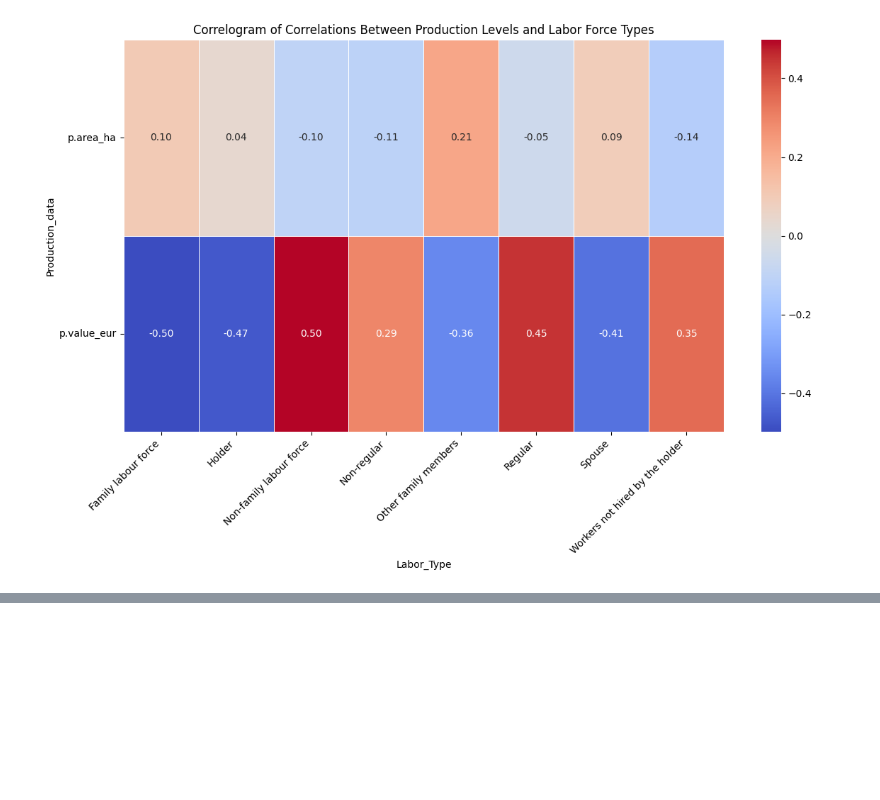
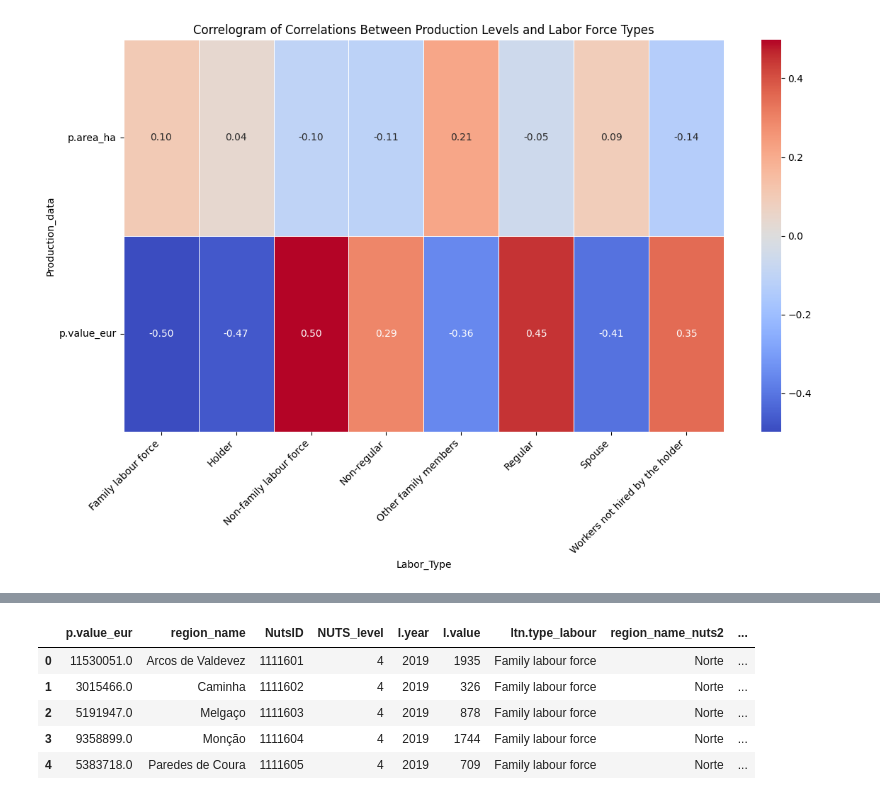
Before and after one commit to domwelsh/avcad_final, a Jupyter notebook: Codes/Labour_production.ipynb, the cells around one changed output, grey strips where cells are left out. Saved outputs shown, nothing was run; the diff lists cells and outputs as text; code cells hidden in the pictures; blank space fills up the shorter version.

```diff
--- a/Codes/Labour_production.ipynb
+++ b/Codes/Labour_production.ipynb
@@ -479,13 +513,15 @@ from sklearn.metrics import r2_score
 
 
 # Definir las columnas de producción y tipos de fuerza laboral de interés
-prod_data = ['p.area_ha', 'p.value_eur']
+prod_data = ['p.value_eur','p.area_ha']
 tipos_labor = ['Family labour force', 'Holder', 'Spouse',
                'Other family members', 'Non-family labour force', 'Regular', 'Non-regular',
                'Workers not hired by the holder']
 
 # Lista para almacenar los resultados de regresión
 regression_results = []
+
+combined_dataframes = []  # List to store combined dataframes
 
 # Iterar sobre cada columna de producción y tipo de fuerza laboral
 for datos_prod in prod_data:
@@ -496,6 +532,8 @@ for datos_prod in prod_data:
 
         # Combinar los dataframes filtrados usando merge
         df_combinado = pd.merge(df_prod_filtrado, df_labor_filtrado, on='region_name', how='inner')
+        # Append combined dataframe to the list
+        combined_dataframes.append(df_combinado)
 
         # Asegurarse de que haya suficientes datos para realizar el análisis
         if len(df_combinado) > 1:
@@ -512,19 +550,8 @@ for datos_prod in prod_data:
                 'R²': r2
             })
 
-            # Crear el scatter plot con línea de regresión
-            plt.figure(figsize=(10, 6))
-            sns.regplot(x=datos_prod, y='percentage', data=df_combinado, ci=None, scatter_kws={'s':50}, line_kws={'color':'red'})
 
-            # Añadir R² al gráfico
-            plt.text(0.05, 0.95, f'R² = {r2:.2f}', transform=plt.gca().transAxes, fontsize=12, verticalalignment='top')
-
-            # Añadir títulos y etiquetas
-            plt.title(f'Regression: {datos_prod} vs {tipo_labor}')
-            plt.xlabel(f'Production Data: {datos_prod}')
-            plt.ylabel('Percentage')
-            plt.grid(False)
-            plt.show()
+df_combinado_total = pd.concat(combined_dataframes)
 
 # Crear un dataframe a partir de la lista de resultados de regresión
 df_regression_results = pd.DataFrame(regression_results)
@@ -551,0 +579,9 @@ labour_NUTS4_df['region_name_nuts2'] = labour_NUTS4_df['region_name_nuts2'].str.
+# %%
+df_combinado_total.head()
+# %% [output]
+|  | p.value_eur | region_name | NutsID | NUTS_level | l.year | l.value | ltn.type_labour | region_name_nuts2 | ... |
+| 0 | 11530051.0 | Arcos de Valdevez | 1111601 | 4 | 2019 | 1935 | Family labour force | Norte | ... |
+| 1 | 3015466.0 | Caminha | 1111602 | 4 | 2019 | 326 | Family labour force | Norte | ... |
+| 2 | 5191947.0 | Melgaço | 1111603 | 4 | 2019 | 878 | Family labour force | Norte | ... |
+| 3 | 9358899.0 | Monção | 1111604 | 4 | 2019 | 1744 | Family labour force | Norte | ... |
+| 4 | 5383718.0 | Paredes de Coura | 1111605 | 4 | 2019 | 709 | Family labour force | Norte | ... |
```
Also changed, not shown: parts of 14 cells of this notebook, 1 other file.
